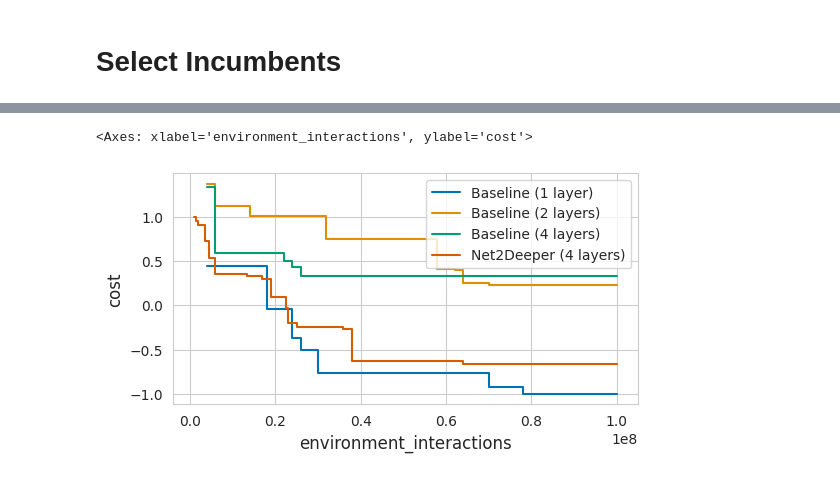
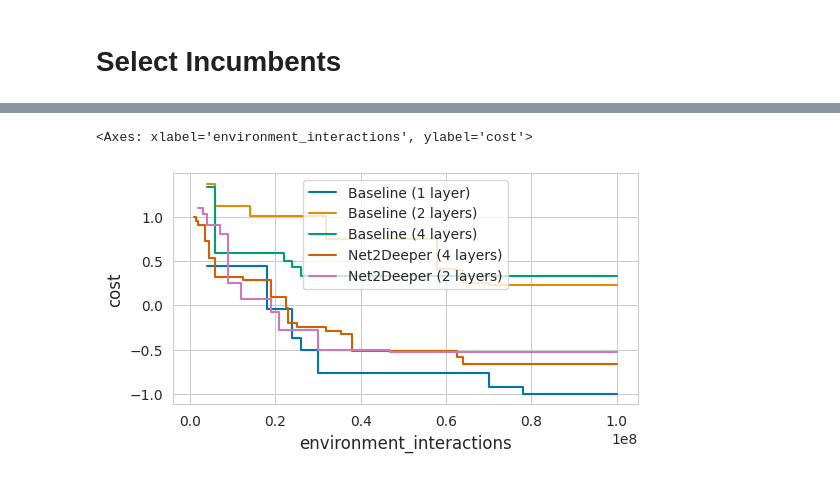
Before and after one commit to automl/GrowNN, a Jupyter notebook: plotting/net2deeper/plot_training_process.ipynb, the cells around one changed output, grey strips where cells are left out. Cells and saved outputs as stored; diff of their text form; code cells hidden in the pictures.

```diff
--- a/plotting/net2deeper/plot_training_process.ipynb
+++ b/plotting/net2deeper/plot_training_process.ipynb
@@ -123,5 +123,5 @@ net2deeper_smac_callback_data_depth_4.head()
 # %%
-net2deeper_smac_callback_data_depth_2 = net2deeper_smac_callback_data[net2deeper_smac_callback_data["experiment_id"] == 2]
+net2deeper_smac_callback_data_depth_2 = net2deeper_smac_callback_data[net2deeper_smac_callback_data["experiment_id"] == 4]
 net2deeper_smac_callback_data_depth_2.head()
 # %% [output]
 |  | ID | experiment_id | timestamp | trial_number | budget | hyperparameter_str_identifier | cost |
@@ -168,6 +168,7 @@ baseline_depth_1_callback_data["environment_interactions"] = baseline_depth_1_ca
 baseline_depth_2_callback_data["environment_interactions"] = baseline_depth_2_callback_data["trial_number"] * 2000000 + 2000000
 baseline_depth_4_callback_data["environment_interactions"] = baseline_depth_4_callback_data["trial_number"] * 2000000 + 2000000
 net2deeper_smac_callback_data_depth_4["environment_interactions"] = net2deeper_smac_callback_data_depth_4["trial_number"] * 500000 + 500000
+net2deeper_smac_callback_data_depth_2["environment_interactions"] = net2deeper_smac_callback_data_depth_2["trial_number"] * 1000000 + 1000000
 # %%
 # Add Last Point as mac
 max_interactions = 50 * 2000000
@@ -175,14 +176,13 @@ baseline_depth_1_callback_data = pd.concat([baseline_depth_1_callback_data, pd.D
 baseline_depth_2_callback_data = pd.concat([baseline_depth_2_callback_data, pd.DataFrame(({"environment_interactions": max_interactions, "cost": baseline_depth_2_callback_data["cost"].min(), "trial_number":999999999},))], ignore_index=True)
 baseline_depth_4_callback_data = pd.concat([baseline_depth_4_callback_data, pd.DataFrame(({"environment_interactions": max_interactions, "cost": baseline_depth_4_callback_data["cost"].min(), "trial_number":999999999},))], ignore_index=True)
 net2deeper_smac_callback_data_depth_4 = pd.concat([net2deeper_smac_callback_data_depth_4, pd.DataFrame(({"environment_interactions": max_interactions, "cost": net2deeper_smac_callback_data_depth_4["cost"].min(), "trial_number":999999999},))], ignore_index=True)
+net2deeper_smac_callback_data_depth_2 = pd.concat([net2deeper_smac_callback_data_depth_2, pd.DataFrame(({"environment_interactions": max_interactions, "cost": net2deeper_smac_callback_data_depth_2["cost"].min(), "trial_number":999999999},))], ignore_index=True)
-# %%
-# Always add the last data point
-net2deeper_smac_callback_data_depth_2["environment_interactions"] = net2deeper_smac_callback_data_depth_2["trial_number"] * 500000
 # %%
 sns.lineplot(data=baseline_depth_1_callback_data, x="environment_interactions", y="cost", label="Baseline (1 layer)",drawstyle='steps-post')
 sns.lineplot(data=baseline_depth_2_callback_data, x="environment_interactions", y="cost", label="Baseline (2 layers)",drawstyle='steps-post')
 sns.lineplot(data=baseline_depth_4_callback_data, x="environment_interactions", y="cost", label="Baseline (4 layers)",drawstyle='steps-post')
 sns.lineplot(data=net2deeper_smac_callback_data_depth_4, x="environment_interactions", y="cost", label="Net2Deeper (4 layers)",drawstyle='steps-post')
+sns.lineplot(data=net2deeper_smac_callback_data_depth_2, x="environment_interactions", y="cost", label="Net2Deeper (2 layers)",drawstyle='steps-post')
 # %% [output]
 <Axes: xlabel='environment_interactions', ylabel='cost'>
-[figure, old version]
+[figure, new version]
```
Also changed, not shown: parts of 6 cells of this notebook, 17 other files.
